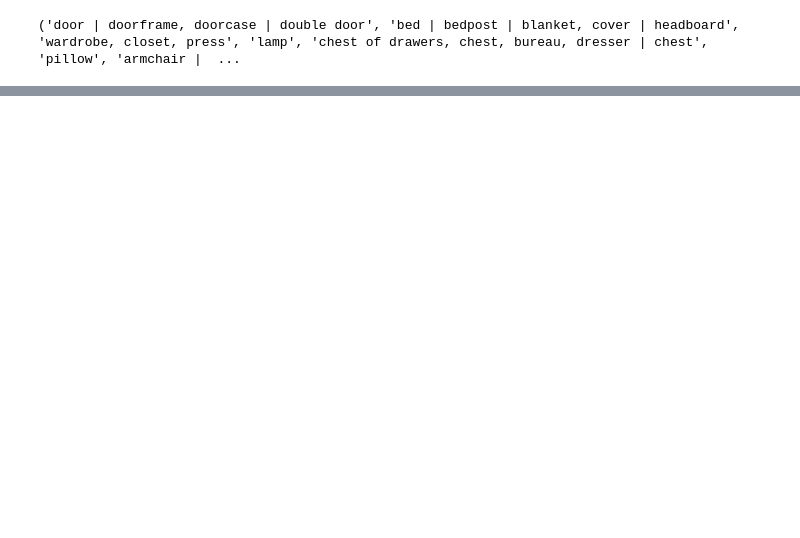
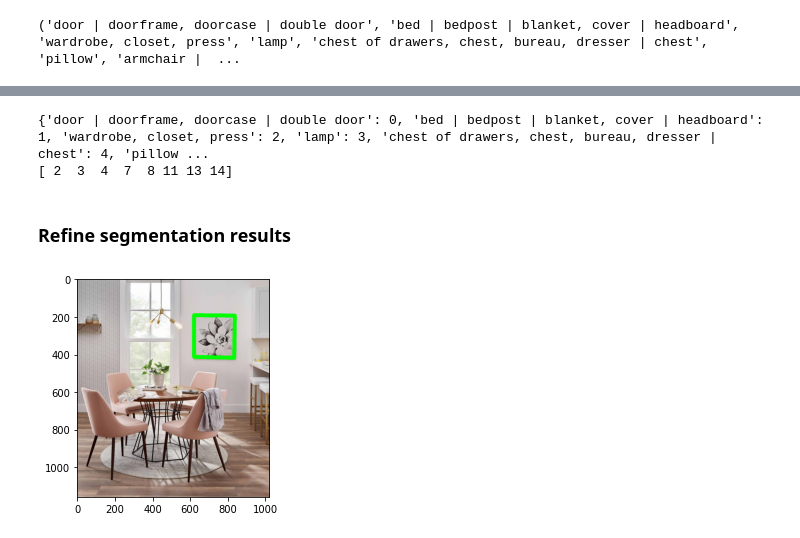
Before and after one commit to mosdragon/wacv2021, a Jupyter notebook: tutorial/Chapter-4-Postprocessing/Postprocess.ipynb, the cells around one changed output, grey strips where cells are left out. Saved outputs shown, nothing was run; the diff lists cells and outputs as text; code cells hidden in the pictures; blank space fills up the shorter version.

```diff
--- a/tutorial/Chapter-4-Postprocessing/Postprocess.ipynb
+++ b/tutorial/Chapter-4-Postprocessing/Postprocess.ipynb
@@ -20,0 +52,15 @@ import matplotlib.pyplot as plt
+# %%
+def getApproxCorner(hull, coef=0.03, corner=4):
+    epsilon = coef*cv2.arcLength(hull,True)
+    approx = cv2.approxPolyDP(hull,epsilon,True)
+    while len(approx) != corner:
+        if len(approx) > corner:
+            coef += 0.001
+            epsilon = coef*cv2.arcLength(hull,True)
+            approx = cv2.approxPolyDP(hull,epsilon,True)
+        elif len(approx) < corner:
+            coef -= 0.001
+            epsilon = coef*cv2.arcLength(hull,True)
+            approx = cv2.approxPolyDP(hull,epsilon,True)
+    assert(len(approx) == corner)
+    return approx
@@ -52,0 +97,32 @@ plt.show()
+# %%
+class_dict = {model.CLASSES[i]:i for i in range(len(model.CLASSES))}
+print(class_dict)
+labels, bboxes, segm_result = segm_detail(img, result, model)
+segms = mmcv.concat_list(segm_result)
+
+# filter segmentation results by confidence level
+inds = np.where(bboxes[:, -1] > 0.5)[0]
+print(inds)
+# # rank segmentation by confidence level
+arg_sort = np.argsort(-bboxes[:, -1])
+sorted_inds = [arg for arg in arg_sort if arg in inds]
+
+# obtain segmentaion corresponding to painting/picture frames
+picture_segms = [segms[j] for j in sorted_inds if labels[j] == class_dict['painting, picture | frame']]
+# %% [output]
+{'door | doorframe, doorcase | double door': 0, 'bed | bedpost | blanket, cover | headboard': 1, 'wardrobe, closet, press': 2, 'lamp': 3, 'chest of drawers, chest, bureau, dresser | chest': 4, 'pillow ...
+[ 2  3  4  7  8 11 13 14]
+# %% [markdown]
+### Refine segmentation results
+# %%
+imCopy = img.copy()
+for i in range(len(picture_segms)):
+    mask = picture_segms[i]
+    # obtain raw contours for the segmentation
+    contours, hierarchy = cv2.findContours((mask).astype(np.uint8), cv2.RETR_EXTERNAL, cv2.CHAIN_APPROX_SIMPLE)
+    # get an approximated contour with only 4 corners
+    approx = getApproxCorner(contours[0], coef=0.03, corner=4)
+    cv2.drawContours(imCopy, [approx], 0, (0,255,0), 20)
+    plt.imshow(imCopy)
+# %% [output]
+[figure, added]
```
Also changed, not shown: parts of 17 cells of this notebook, 2 other files.
